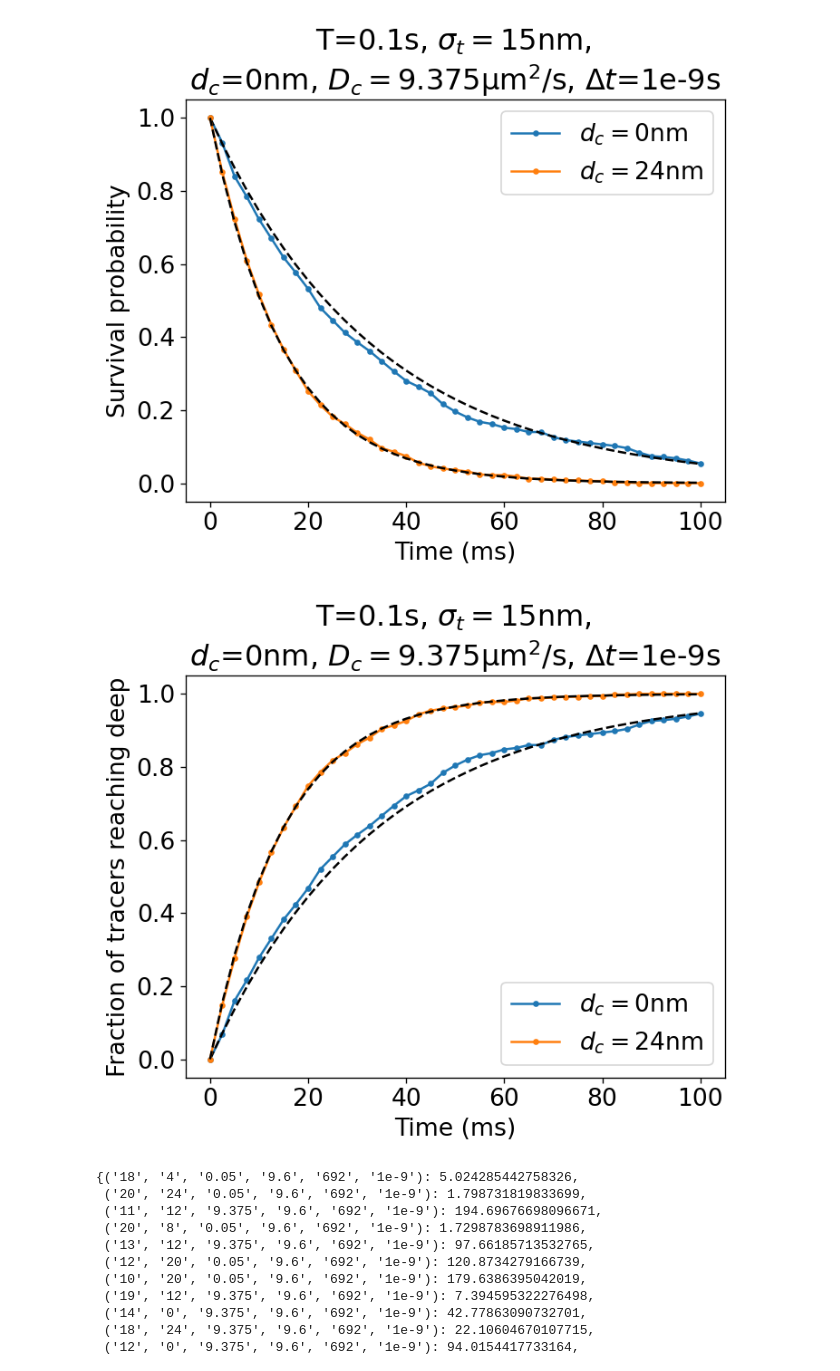
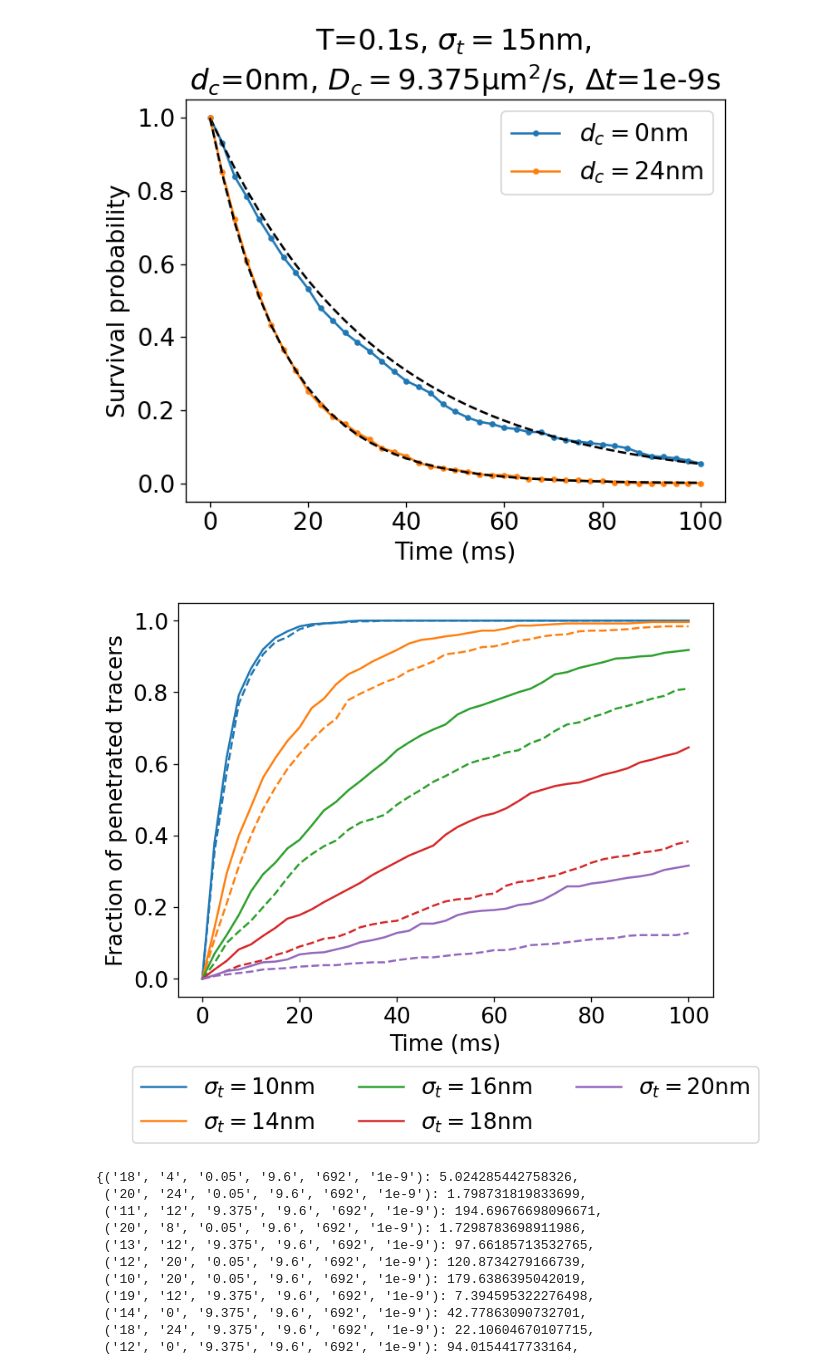
Before and after one commit to kaizu/Minami2024, a Jupyter notebook: Mobile_Immobile1.ipynb, the cells around one changed output. Drawn from its saved outputs; the diff is of its cells as text; code cells hidden in the pictures.

Commit message:
Update figures

```diff
--- a/Mobile_Immobile1.ipynb
+++ b/Mobile_Immobile1.ipynb
@@ -69,3 +71,7 @@ print(len(filenames1))
 filenames1 = scripts.io.clasify_files(filenames1)
 # %% [output]
 11550
+# %%
+for key, filenames in filenames1.items():
+    print(key, len(filenames))
+print(len(filenames1), len(filenames1) * len(filenames))
@@ -369,39 +393,57 @@ plt.show()
 # %% [output]
 [figure]
 # %%
-key1 = ('15', '0', '9.375', '9.6', '692', '1e-9')
-key2 = ('15', '24', '9.375', '9.6', '692', '1e-9')
+df = pandas.DataFrame()
+
+key1 = ('15', '0', '0.3', '9.6', '692', '1e-9')
+key2 = ('15', '24', '0.3', '9.6', '692', '1e-9')
+
+colors = prop_cycle.by_key()['color']
 
 nbins = 41
 bins = numpy.linspace(0, len(t1), nbins)
 x = numpy.linspace(float(t1[0]), float(t1[-1]), nbins)
 
-fig, ax1 = plt.subplots()
+fig, ax1 = plt.subplots(figsize=(7, 6))
 
-tot = len(prob_summary1[key1])
-y = prob_summary1[key1]
-y = y[y != len(t1)]
-y = numpy.array([(tot - sum(y <= idx)) / tot for idx in bins])
-reg = LinearRegression(fit_intercept=False).fit(x[y > 0].reshape(-1, 1), numpy.log(y[y > 0]))
-plt.plot(x * 1000, 1 - y, '.-', label=fr"$d_c=${key1[1]}nm")
-plt.plot(x * 1000, 1 - numpy.exp(reg.coef_[0] * x), 'k--')
+for i, altkey in enumerate(('10', '14', '16', '18', '20')):
+    key1 = (altkey, key1[1], key1[2], key1[3], key1[4], key1[5])
+    key2 = (altkey, key2[1], key2[2], key2[3], key2[4], key2[5])
 
-tot = len(prob_summary1[key2])
-y = prob_summary1[key2]
-y = y[y != len(t1)]
-y = numpy.array([(tot - sum(y <= idx)) / tot for idx in bins])
-reg = LinearRegression(fit_intercept=False).fit(x[y > 0].reshape(-1, 1), numpy.log(y[y > 0]))
-plt.plot(x * 1000, 1 - y, '.-', label=fr"$d_c=${key2[1]}nm")
-plt.plot(x * 1000, 1 - numpy.exp(reg.coef_[0] * x), 'k--')
+    tot = len(prob_summary1[key1])
+    y = prob_summary1[key1]
+    y = y[y != len(t1)]
+    y = numpy.array([(tot - sum(y <= idx)) / tot for idx in bins])
+    reg = LinearRegression(fit_intercept=False).fit(x[y > 0].reshape(-1, 1), numpy.log(y[y > 0]))
+    plt.plot(x * 1000, 1 - y, '--', color=colors[i])
+    # plt.plot(x * 1000, 1 - numpy.exp(reg.coef_[0] * x), 'k--')
 
-plt.ylabel("Fraction of tracers reaching deep")
+    df["t"] = x * 1000
+    assert int(key1[1]) % 2 == 0
+    df[f"sigma_t={key1[0]};R_c={int(key1[1])//2:}"] = 1 - y
+
+    tot = len(prob_summary1[key2])
+    y = prob_summary1[key2]
+    y = y[y != len(t1)]
+    y = numpy.array([(tot - sum(y <= idx)) / tot for idx in bins])
+    reg = LinearRegression(fit_intercept=False).fit(x[y > 0].reshape(-1, 1), numpy.log(y[y > 0]))
+    plt.plot(x * 1000, 1 - y, '-', color=colors[i], label=fr"$\sigma_t=${key1[0]}nm")
+    # plt.plot(x * 1000, 1 - numpy.exp(reg.coef_[0] * x), 'k--')
+
+    assert int(key2[1]) % 2 == 0
+    df[f"sigma_t={key2[0]};R_c={int(key2[1])//2:d}"] = 1 - y
+
+plt.ylabel("Fraction of penetrated tracers")
 plt.xlabel("Time (ms)")
-plt.legend(loc='lower right')
-plt.title(fr"T={t1[-1]}s, $\sigma_t=${key1[0]}nm, " + "\n" + fr"$d_c$={key1[1]}nm, $D_c=${key1[2]}$\mathrm{{\mu m^2}}$/s, $\Delta t$={key1[5]}s")
+plt.legend(loc='upper center', bbox_to_anchor=(.5, -.15), ncol=3)
+# plt.title(fr"T={t1[-1]}s, $\sigma_t=${key1[0]}nm, " + "\n" + fr"$d_c$={key1[1]}nm, $D_c=${key1[2]}$\mathrm{{\mu m^2}}$/s, $\Delta t$={key1[5]}s")
 fig.savefig(artifacts / 'Mobile_Immobile1-08-2.svg', format='svg')
+plt.tight_layout()
 plt.show()
+
+df.to_csv(artifacts / 'Mobile_Immobile1-08-2.csv', index=False)
 # %% [output]
-[figure, old version]
+[figure, new version]
 # %%
 threshold = 1e-2
 nbins = 41
```
Also changed, not shown: parts of 4 cells of this notebook, 6 other files.
